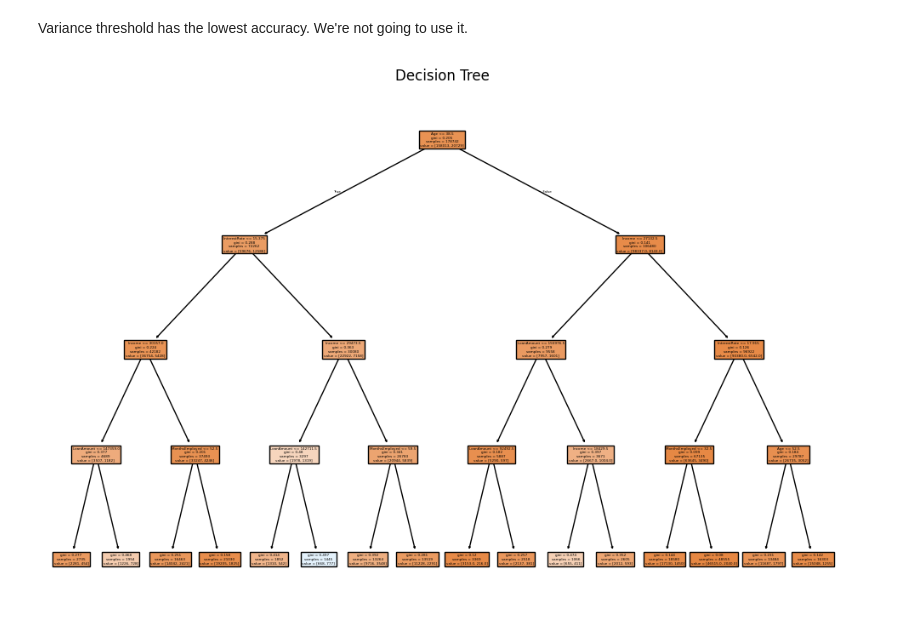
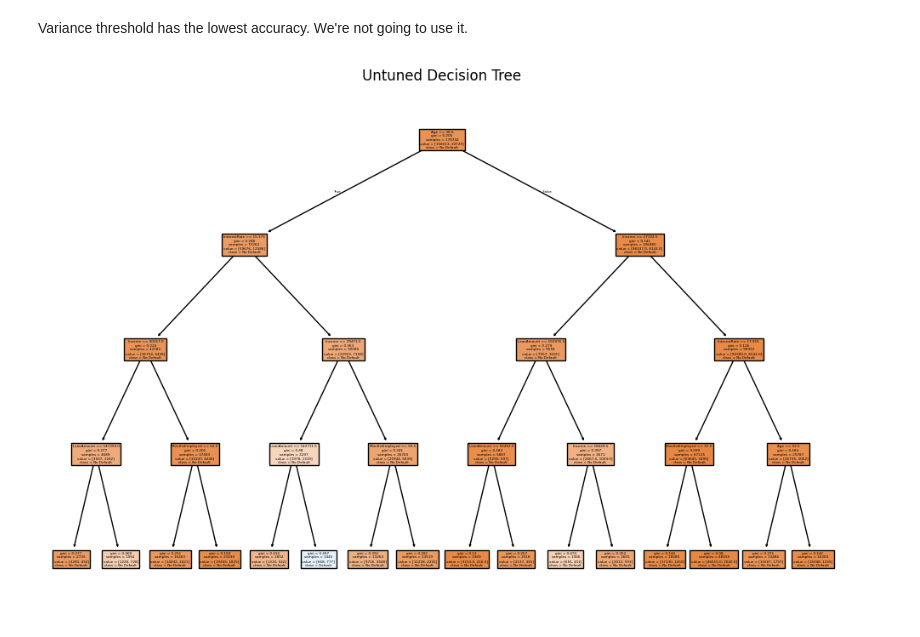
Before and after one commit to jwinn19464/DataSci-Project, a Jupyter notebook: proj_preprocessing_dt.ipynb, the cells around one changed output. Saved outputs shown, nothing was run; the diff lists cells and outputs as text; code cells hidden in the pictures.

```diff
--- a/proj_preprocessing_dt.ipynb
+++ b/proj_preprocessing_dt.ipynb
@@ -447,33 +447,37 @@ Variance threshold has the lowest accuracy. We're not going to use it.
 # %%
 #Plotting the Decision Tree
 import matplotlib.pyplot as plt
 from sklearn.tree import DecisionTreeClassifier, plot_tree
 from sklearn.model_selection import train_test_split
 from sklearn.preprocessing import OneHotEncoder, OrdinalEncoder
+import matplotlib.pyplot as plt
+from matplotlib import cm
 
 ordinal = OrdinalEncoder()
 
 #Ordinal Transform the
 for x in df.columns:
     if df[x].dtype == 'object':
         df[x] = ordinal.fit_transform(df[[x]])
 
 # Define features and target variable
 X = df.drop('Default', axis=1)
 y = df['Default']
 
 #Split the data into training and testing sets
 X_train, X_test, y_train, y_test = train_test_split(X, y, test_size=0.3, random_state=42)
 
 #Train the Decision Tree Classifier
 classifier = DecisionTreeClassifier(max_depth=4, min_samples_split=20, min_samples_leaf=4)
 
 classifier.fit(X_train, y_train)  # Train the model
 y_pred = classifier.predict(X_test)  # Make predictions
 
+#Customize the Decision Tree
 plt.figure(figsize=(12, 8))
-plot_tree(classifier, filled=True, feature_names=X.columns, max_depth=4)
-plt.title("Decision Tree")
+plot_tree(classifier, filled=True, feature_names=X.columns, class_names=['No Default', 'Default'], max_depth=4)
+
+plt.title("Untuned Decision Tree")
 plt.show()
 # %% [output]
-[figure, old version]
+[figure, new version]
```
Also changed, not shown: parts of 4 cells of this notebook.
